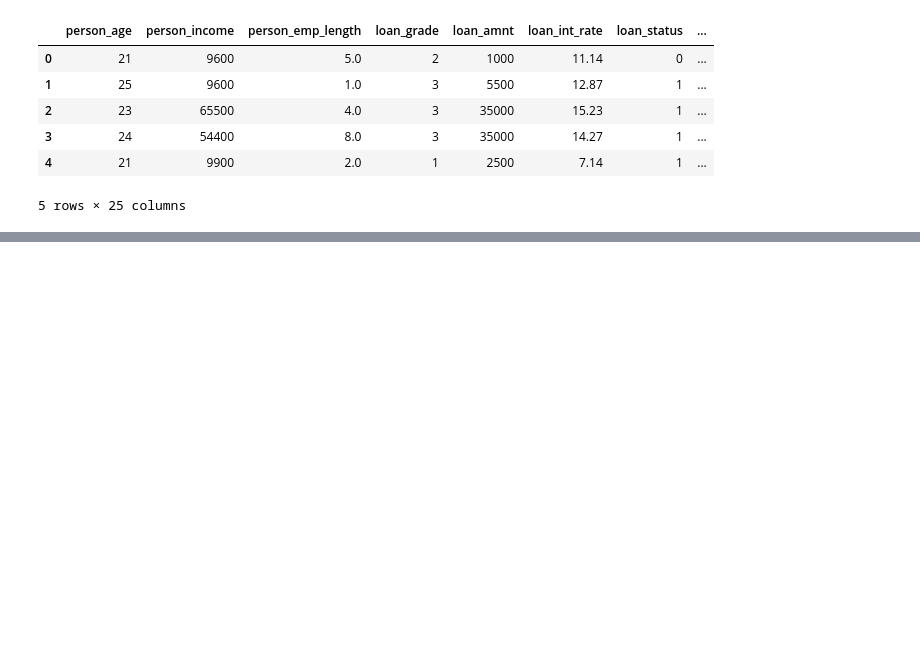
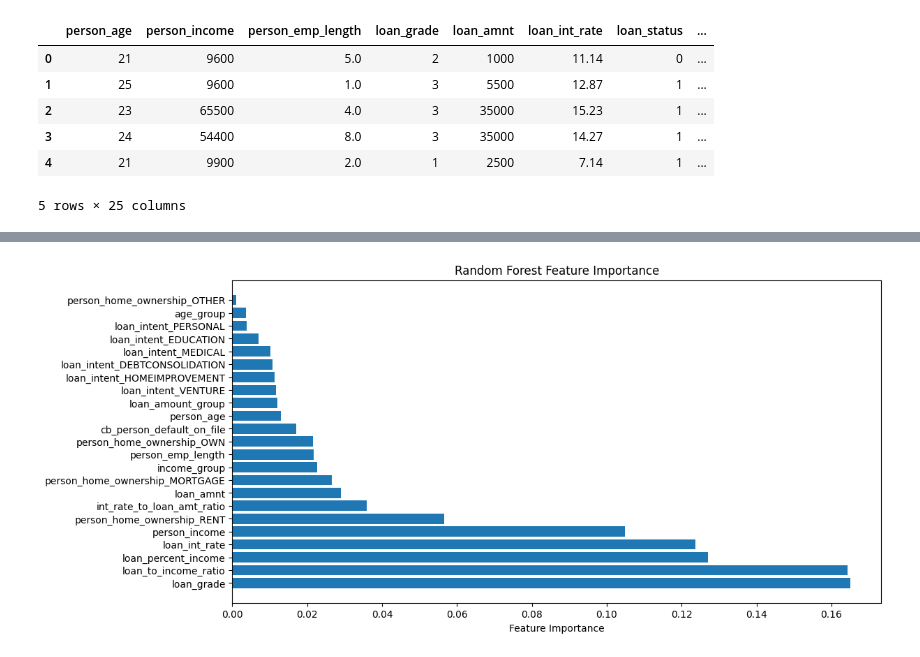
Before and after one commit to ruchira-bogahawatta/BIS-Analysis, a Jupyter notebook: assignment.ipynb, the cells around one changed output, grey strips where cells are left out. Saved outputs shown, nothing was run; the diff lists cells and outputs as text; code cells hidden in the pictures; blank space fills up the shorter version.

Commit message:
Feature importance chart added

```diff
--- a/assignment.ipynb
+++ b/assignment.ipynb
@@ -813,0 +814,15 @@ Cross-validation scores: [0.87354489 0.89379684 0.91564344 0.90063796 0.92185008
+# %%
+# Feature Importance
+feature_importances = model.feature_importances_
+
+# Sort features by importance
+sorted_idx = np.argsort(feature_importances)[::-1]
+
+# Plot the feature importances
+plt.figure(figsize=(12, 6))
+plt.barh(feature_names[sorted_idx], feature_importances[sorted_idx])
+plt.xlabel('Feature Importance')
+plt.title('Random Forest Feature Importance')
+plt.show()
+# %% [output]
+[figure, added]
```
Also changed, not shown: parts of 12 cells of this notebook, 1 other file.
